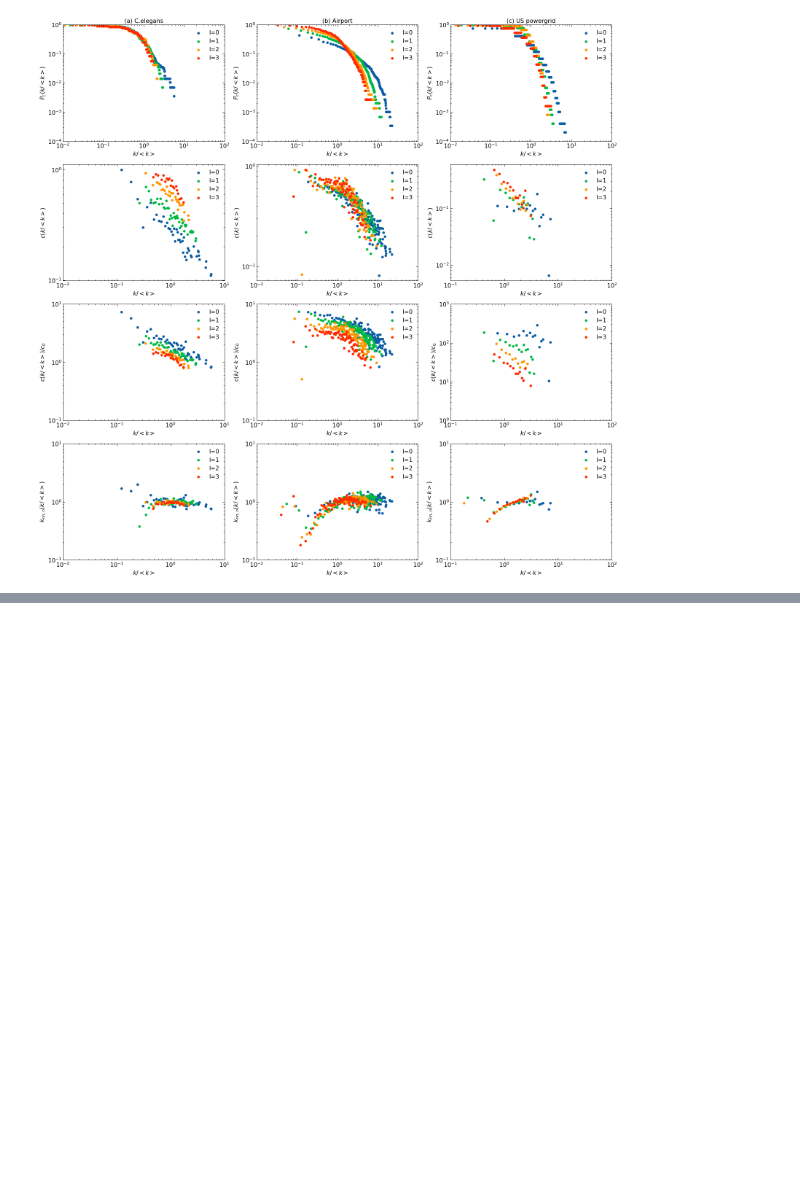
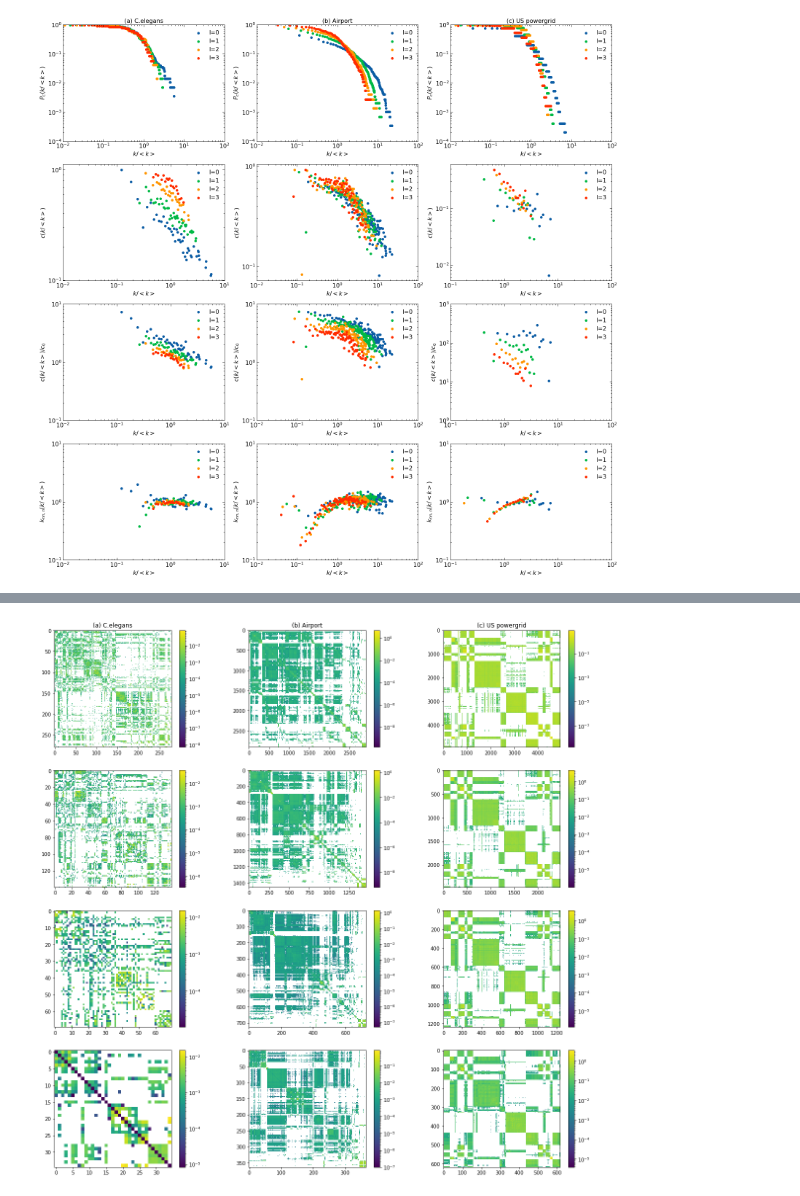
Before and after one commit to matheusloures42/renormalization-simplicial-complexes, a Jupyter notebook: plots.ipynb, the cells around one changed output, grey strips where cells are left out. Saved outputs shown, nothing was run; the diff lists cells and outputs as text; code cells hidden in the pictures; blank space fills up the shorter version.

```diff
--- a/plots.ipynb
+++ b/plots.ipynb
@@ -711,0 +782,70 @@ plt.xlim(left=10**(-1),right=10**2)
+# %%
+fig,axs=plt.subplots(4,3,figsize=(20, 20))
+
+plt.subplot(4,3,1)
+
+plt.title('(a) C.elegans')
+
+heat_map_covariance(Gcel0)
+
+
+
+plt.subplot(4,3,2)
+
+plt.title('(b) Airport')
+
+heat_map_covariance(Gair0)
+
+
+
+plt.subplot(4,3,3)
+
+plt.title('(c) US powergrid')
+
+heat_map_covariance(Gus0)
+
+
+plt.subplot(4,3,4)
+
+heat_map_covariance(Gcel1)
+
+
+
+plt.subplot(4,3,5)
+
+heat_map_covariance(Gair1)
+
+
+plt.subplot(4,3,6)
+
+heat_map_covariance(Gus1)
+
+
+plt.subplot(4,3,7)
+
+heat_map_covariance(Gcel2)
+
+
+plt.subplot(4,3,8)
+
+heat_map_covariance(Gair2)
+
+
+plt.subplot(4,3,9)
+
+heat_map_covariance(Gus2)
+
+plt.subplot(4,3,10)
+
+heat_map_covariance(Gcel3)
+
+
+plt.subplot(4,3,11)
+
+heat_map_covariance(Gair3)
+
+plt.subplot(4,3,12)
+
+heat_map_covariance(Gus3)
+# %% [output]
+[figure, added]
```
Also changed, not shown: parts of 4 cells of this notebook, 30 other files.
